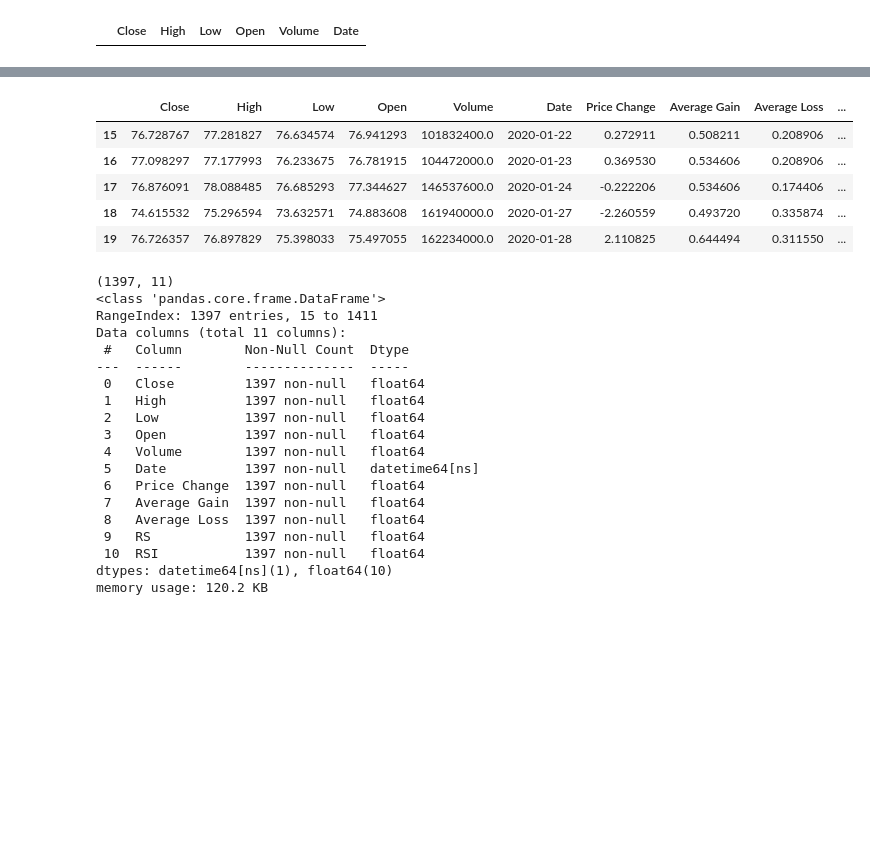
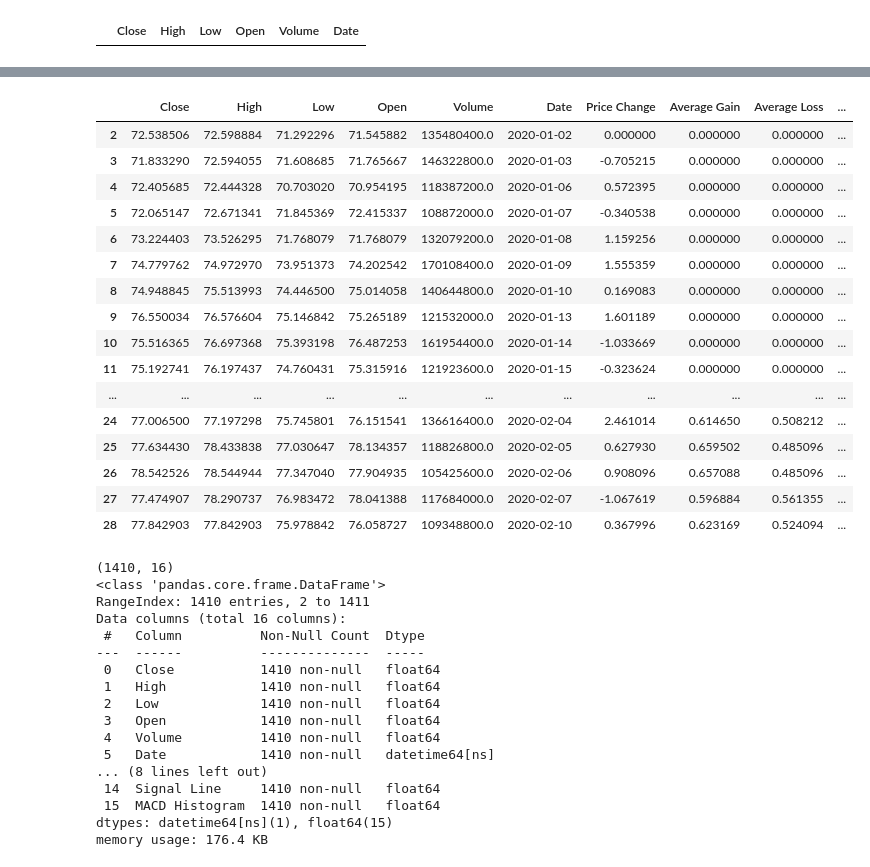
Before and after one commit to jc14-ai/AI-Powered-Stock-Market-Dashboard, a Jupyter notebook: backend/training/model.ipynb, the cells around one changed output, grey strips where cells are left out. Cells and saved outputs as stored; diff of their text form; code cells hidden in the pictures; blank space fills up the shorter version.

```diff
--- a/backend/training/model.ipynb
+++ b/backend/training/model.ipynb
@@ -198,40 +198,56 @@ short_period = 12
 long_period = 26
 signal_line_period = 9
 
-df_apple['Short EMA'] = (df_apple['Close'] * (2 / (short_period + 1))) + ( (1 - (2 / (short_period + 1))) * df_apple['Close'].shift(1))
-df_apple['Long EMA'] = (df_apple['Close'] * (2 / (long_period + 1))) + ( (1 - (2 / (long_period + 1))) * df_apple['Close'].shift(1))
+# df_apple['Short EMA'] = (df_apple['Close'] * (2 / (short_period + 1))) + ( (1 - (2 / (short_period + 1))) * df_apple['Close'].shift(1))
+# df_apple['Long EMA'] = (df_apple['Close'] * (2 / (long_period + 1))) + ( (1 - (2 / (long_period + 1))) * df_apple['Close'].shift(1))
+
+df_apple['Short EMA'] = df_apple['Close'].ewm(span=short_period,adjust=False).mean()
+df_apple['Long EMA'] = df_apple['Close'].ewm(span=long_period, adjust=False).mean()
+
 df_apple['MACD'] = df_apple['Short EMA'] - df_apple['Long EMA']
-df_apple['Signal Line'] = (df_apple['MACD'] * (2 / (signal_line_period + 1))) + ( (1 - (2 / (signal_line_period + 1))) * df_apple['MACD'].shift(1))
+
+# df_apple['Signal Line'] = (df_apple['MACD'] * (2 / (signal_line_period + 1))) + ( (1 - (2 / (signal_line_period + 1))) * df_apple['MACD'].shift(1))
+df_apple['Signal Line'] = df_apple['MACD'].ewm(span=signal_line_period, adjust=False).mean()
+
 df_apple['MACD Histogram'] = df_apple['MACD'] - df_apple['Signal Line']
 # %%
-df_apple.head()
+df_apple.head(n=27)
 # %% [output]
 |  | Close | High | Low | Open | Volume | Date | Price Change | Average Gain | Average Loss | ... |
-| 15 | 76.728767 | 77.281827 | 76.634574 | 76.941293 | 101832400.0 | 2020-01-22 | 0.272911 | 0.508211 | 0.208906 | ... |
-| 16 | 77.098297 | 77.177993 | 76.233675 | 76.781915 | 104472000.0 | 2020-01-23 | 0.369530 | 0.534606 | 0.208906 | ... |
-| 17 | 76.876091 | 78.088485 | 76.685293 | 77.344627 | 146537600.0 | 2020-01-24 | -0.222206 | 0.534606 | 0.174406 | ... |
-| 18 | 74.615532 | 75.296594 | 73.632571 | 74.883608 | 161940000.0 | 2020-01-27 | -2.260559 | 0.493720 | 0.335874 | ... |
-| 19 | 76.726357 | 76.897829 | 75.398033 | 75.497055 | 162234000.0 | 2020-01-28 | 2.110825 | 0.644494 | 0.311550 | ... |
+| 2 | 72.538506 | 72.598884 | 71.292296 | 71.545882 | 135480400.0 | 2020-01-02 | 0.000000 | 0.000000 | 0.000000 | ... |
+| 3 | 71.833290 | 72.594055 | 71.608685 | 71.765667 | 146322800.0 | 2020-01-03 | -0.705215 | 0.000000 | 0.000000 | ... |
+| 4 | 72.405685 | 72.444328 | 70.703020 | 70.954195 | 118387200.0 | 2020-01-06 | 0.572395 | 0.000000 | 0.000000 | ... |
+| 5 | 72.065147 | 72.671341 | 71.845369 | 72.415337 | 108872000.0 | 2020-01-07 | -0.340538 | 0.000000 | 0.000000 | ... |
+| 6 | 73.224403 | 73.526295 | 71.768079 | 71.768079 | 132079200.0 | 2020-01-08 | 1.159256 | 0.000000 | 0.000000 | ... |
+| 7 | 74.779762 | 74.972970 | 73.951373 | 74.202542 | 170108400.0 | 2020-01-09 | 1.555359 | 0.000000 | 0.000000 | ... |
+| 8 | 74.948845 | 75.513993 | 74.446500 | 75.014058 | 140644800.0 | 2020-01-10 | 0.169083 | 0.000000 | 0.000000 | ... |
+| 9 | 76.550034 | 76.576604 | 75.146842 | 75.265189 | 121532000.0 | 2020-01-13 | 1.601189 | 0.000000 | 0.000000 | ... |
+| 10 | 75.516365 | 76.697368 | 75.393198 | 76.487253 | 161954400.0 | 2020-01-14 | -1.033669 | 0.000000 | 0.000000 | ... |
+| 11 | 75.192741 | 76.197437 | 74.760431 | 75.315916 | 121923600.0 | 2020-01-15 | -0.323624 | 0.000000 | 0.000000 | ... |
+| ... | ... | ... | ... | ... | ... | ... | ... | ... | ... | ... |
+| 24 | 77.006500 | 77.197298 | 75.745801 | 76.151541 | 136616400.0 | 2020-02-04 | 2.461014 | 0.614650 | 0.508212 | ... |
+| 25 | 77.634430 | 78.433838 | 77.030647 | 78.134357 | 118826800.0 | 2020-02-05 | 0.627930 | 0.659502 | 0.485096 | ... |
+| 26 | 78.542526 | 78.544944 | 77.347040 | 77.904935 | 105425600.0 | 2020-02-06 | 0.908096 | 0.657088 | 0.485096 | ... |
+| 27 | 77.474907 | 78.290737 | 76.983472 | 78.041388 | 117684000.0 | 2020-02-07 | -1.067619 | 0.596884 | 0.561355 | ... |
+| 28 | 77.842903 | 77.842903 | 75.978842 | 76.058727 | 109348800.0 | 2020-02-10 | 0.367996 | 0.623169 | 0.524094 | ... |
 # %%
 print(df_apple.shape)
 df_apple.info()
 # %% [output]
-(1397, 11)
+(1410, 16)
 <class 'pandas.core.frame.DataFrame'>
-RangeIndex: 1397 entries, 15 to 1411
-Data columns (total 11 columns):
- #   Column        Non-Null Count  Dtype
----  ------        --------------  -----
- 0   Close         1397 non-null   float64
- 1   High          1397 non-null   float64
- 2   Low           1397 non-null   float64
- 3   Open          1397 non-null   float64
- 4   Volume        1397 non-null   float64
- 5   Date          1397 non-null   datetime64[ns]
- 6   Price Change  1397 non-null   float64
- 7   Average Gain  1397 non-null   float64
- 8   Average Loss  1397 non-null   float64
- 9   RS            1397 non-null   float64
- 10  RSI           1397 non-null   float64
-dtypes: datetime64[ns](1), float64(10)
-memory usage: 120.2 KB
+RangeIndex: 1410 entries, 2 to 1411
+Data columns (total 16 columns):
+ #   Column          Non-Null Count  Dtype
+---  ------          --------------  -----
+ 0   Close           1410 non-null   float64
+ 1   High            1410 non-null   float64
+ 2   Low             1410 non-null   float64
+ 3   Open            1410 non-null   float64
+ 4   Volume          1410 non-null   float64
+ 5   Date            1410 non-null   datetime64[ns]
+... (8 lines left out)
+ 14  Signal Line     1410 non-null   float64
+ 15  MACD Histogram  1410 non-null   float64
+dtypes: datetime64[ns](1), float64(15)
+memory usage: 176.4 KB
```
Also changed, not shown: parts of 4 cells of this notebook.
